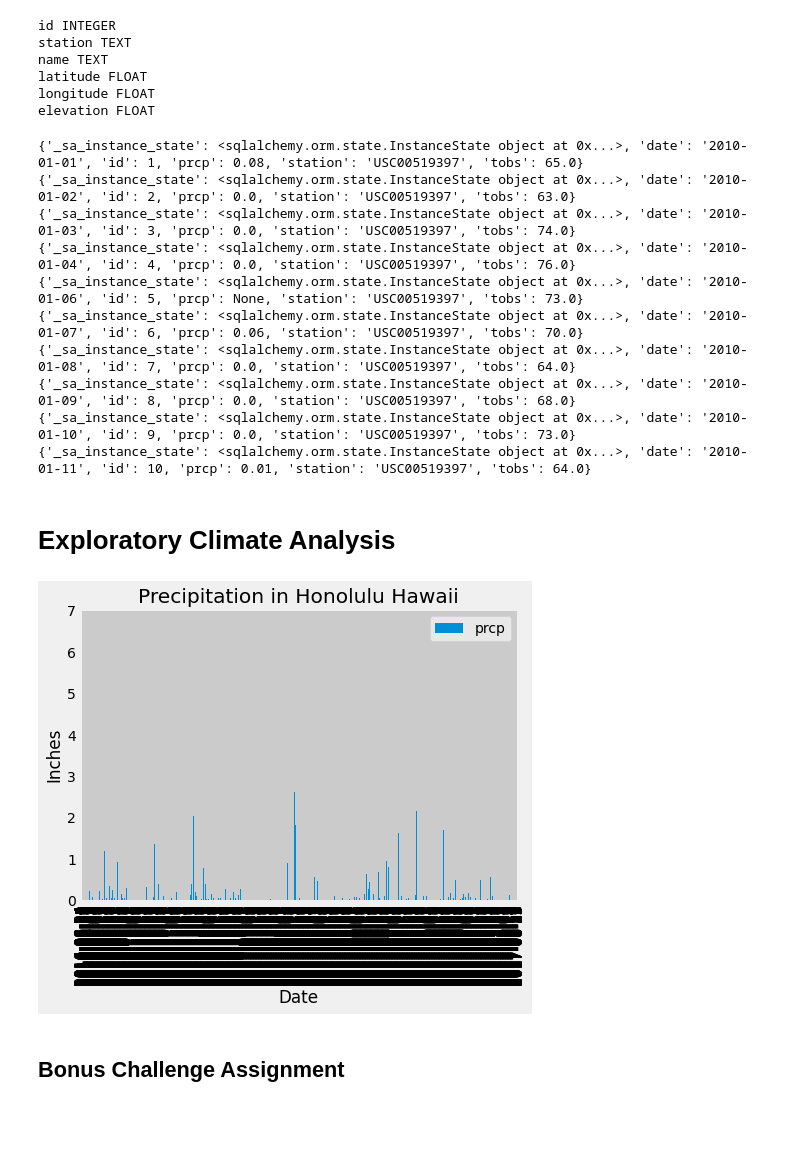
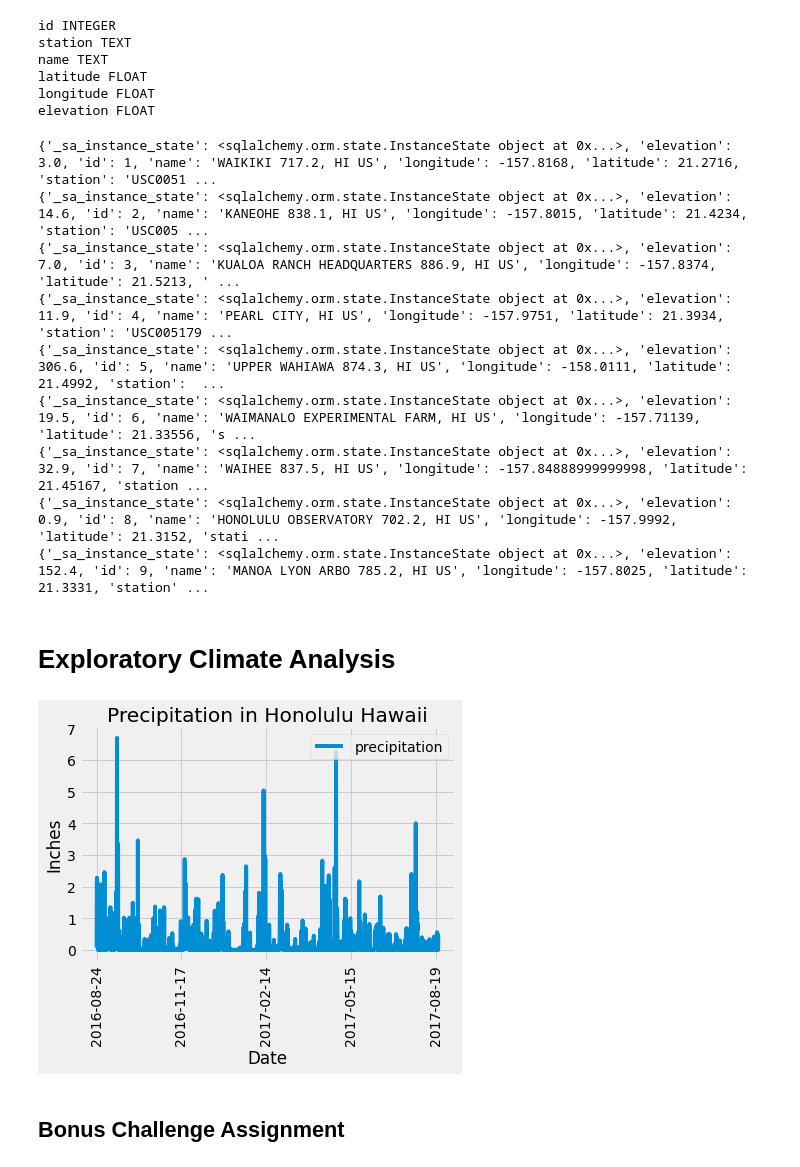
Before and after one commit to KKornegay/sqlalchemy-challenge, a Jupyter notebook: climate.ipynb, the cells around one changed output. Drawn from its saved outputs; the diff is of its cells as text; code cells hidden in the pictures; blank space fills up the shorter version.

Commit message:
refined first graph

```diff
--- a/climate.ipynb
+++ b/climate.ipynb
@@ -59,52 +59,53 @@ latitude FLOAT
 longitude FLOAT
 elevation FLOAT
 # %%
-for rows in session.query(measurement).limit(10).all():
+for rows in session.query(station).limit(20).all():
     print(vars(rows))
 # %% [output]
-{'_sa_instance_state': <sqlalchemy.orm.state.InstanceState object at 0x...>, 'date': '2010-01-01', 'id': 1, 'prcp': 0.08, 'station': 'USC00519397', 'tobs': 65.0}
-{'_sa_instance_state': <sqlalchemy.orm.state.InstanceState object at 0x...>, 'date': '2010-01-02', 'id': 2, 'prcp': 0.0, 'station': 'USC00519397', 'tobs': 63.0}
-{'_sa_instance_state': <sqlalchemy.orm.state.InstanceState object at 0x...>, 'date': '2010-01-03', 'id': 3, 'prcp': 0.0, 'station': 'USC00519397', 'tobs': 74.0}
-{'_sa_instance_state': <sqlalchemy.orm.state.InstanceState object at 0x...>, 'date': '2010-01-04', 'id': 4, 'prcp': 0.0, 'station': 'USC00519397', 'tobs': 76.0}
-{'_sa_instance_state': <sqlalchemy.orm.state.InstanceState object at 0x...>, 'date': '2010-01-06', 'id': 5, 'prcp': None, 'station': 'USC00519397', 'tobs': 73.0}
-{'_sa_instance_state': <sqlalchemy.orm.state.InstanceState object at 0x...>, 'date': '2010-01-07', 'id': 6, 'prcp': 0.06, 'station': 'USC00519397', 'tobs': 70.0}
-{'_sa_instance_state': <sqlalchemy.orm.state.InstanceState object at 0x...>, 'date': '2010-01-08', 'id': 7, 'prcp': 0.0, 'station': 'USC00519397', 'tobs': 64.0}
-{'_sa_instance_state': <sqlalchemy.orm.state.InstanceState object at 0x...>, 'date': '2010-01-09', 'id': 8, 'prcp': 0.0, 'station': 'USC00519397', 'tobs': 68.0}
-{'_sa_instance_state': <sqlalchemy.orm.state.InstanceState object at 0x...>, 'date': '2010-01-10', 'id': 9, 'prcp': 0.0, 'station': 'USC00519397', 'tobs': 73.0}
-{'_sa_instance_state': <sqlalchemy.orm.state.InstanceState object at 0x...>, 'date': '2010-01-11', 'id': 10, 'prcp': 0.01, 'station': 'USC00519397', 'tobs': 64.0}
+{'_sa_instance_state': <sqlalchemy.orm.state.InstanceState object at 0x...>, 'elevation': 3.0, 'id': 1, 'name': 'WAIKIKI 717.2, HI US', 'longitude': -157.8168, 'latitude': 21.2716, 'station': 'USC0051 ...
+{'_sa_instance_state': <sqlalchemy.orm.state.InstanceState object at 0x...>, 'elevation': 14.6, 'id': 2, 'name': 'KANEOHE 838.1, HI US', 'longitude': -157.8015, 'latitude': 21.4234, 'station': 'USC005 ...
+{'_sa_instance_state': <sqlalchemy.orm.state.InstanceState object at 0x...>, 'elevation': 7.0, 'id': 3, 'name': 'KUALOA RANCH HEADQUARTERS 886.9, HI US', 'longitude': -157.8374, 'latitude': 21.5213, ' ...
+{'_sa_instance_state': <sqlalchemy.orm.state.InstanceState object at 0x...>, 'elevation': 11.9, 'id': 4, 'name': 'PEARL CITY, HI US', 'longitude': -157.9751, 'latitude': 21.3934, 'station': 'USC005179 ...
+{'_sa_instance_state': <sqlalchemy.orm.state.InstanceState object at 0x...>, 'elevation': 306.6, 'id': 5, 'name': 'UPPER WAHIAWA 874.3, HI US', 'longitude': -158.0111, 'latitude': 21.4992, 'station':  ...
+{'_sa_instance_state': <sqlalchemy.orm.state.InstanceState object at 0x...>, 'elevation': 19.5, 'id': 6, 'name': 'WAIMANALO EXPERIMENTAL FARM, HI US', 'longitude': -157.71139, 'latitude': 21.33556, 's ...
+{'_sa_instance_state': <sqlalchemy.orm.state.InstanceState object at 0x...>, 'elevation': 32.9, 'id': 7, 'name': 'WAIHEE 837.5, HI US', 'longitude': -157.84888999999998, 'latitude': 21.45167, 'station ...
+{'_sa_instance_state': <sqlalchemy.orm.state.InstanceState object at 0x...>, 'elevation': 0.9, 'id': 8, 'name': 'HONOLULU OBSERVATORY 702.2, HI US', 'longitude': -157.9992, 'latitude': 21.3152, 'stati ...
+{'_sa_instance_state': <sqlalchemy.orm.state.InstanceState object at 0x...>, 'elevation': 152.4, 'id': 9, 'name': 'MANOA LYON ARBO 785.2, HI US', 'longitude': -157.8025, 'latitude': 21.3331, 'station' ...
 # %% [markdown]
 # Exploratory Climate Analysis
 # %%
 # Design a query to retrieve the last 12 months of precipitation data and plot the results
 
 # Calculate the date 1 year ago from the last data point in the database
 last_data_pt = session.query(measurement.date, measurement.station).\
-order_by(measurement.date.desc()).limit(1).all()
+order_by(measurement.date.desc()).limit(20).all()
 #last_data_pt
 # Perform a query to retrieve the data and precipitation scores
 date_end = dt.datetime(2017, 8, 23)
 date_start = dt.datetime(2016, 8, 23)
 sel = [measurement.date, measurement.prcp]
 prcp_results = session.query(*sel).\
     filter(measurement.date <= date_end).\
     filter(measurement.date >= date_start).\
     order_by(measurement.date).all()
+    #filter(measurement.station == 'USC00519397').all()
 #prcp_results
-# Save the query results as a Pandas DataFrame and set the index to the date column
+# # Save the query results as a Pandas DataFrame and set the index to the date column
 prcp_df = pd.DataFrame(prcp_results, columns=['date', 'prcp'])
 prcp_no_null_df = prcp_df.dropna()
 prcp_no_null_df.set_index('date', inplace=True)
-#prcp_no_null_df
-# Sort the dataframe by date(not necessary, already sorted in query)
+# #prcp_no_null_df
+# # # Sort the dataframe by date(not necessary, already sorted in query)
 
-# Use Pandas Plotting with Matplotlib to plot the data
-prcp_no_null_df.plot.bar(figsize=(7,5), legend= "Precipitation")
+# # # Use Pandas Plotting with Matplotlib to plot the data
+prcp_no_null_df.plot(rot=90)
 plt.xlabel("Date")
 plt.ylabel("Inches")
 plt.title("Precipitation in Honolulu Hawaii")
+plt.legend(['precipitation'], loc= 'upper right')
 plt.show()
 # %% [output]
-[figure, old version]
+[figure, new version]
 # %%
 # Use Pandas to calcualte the summary statistics for the precipitation data
 # %%
```
